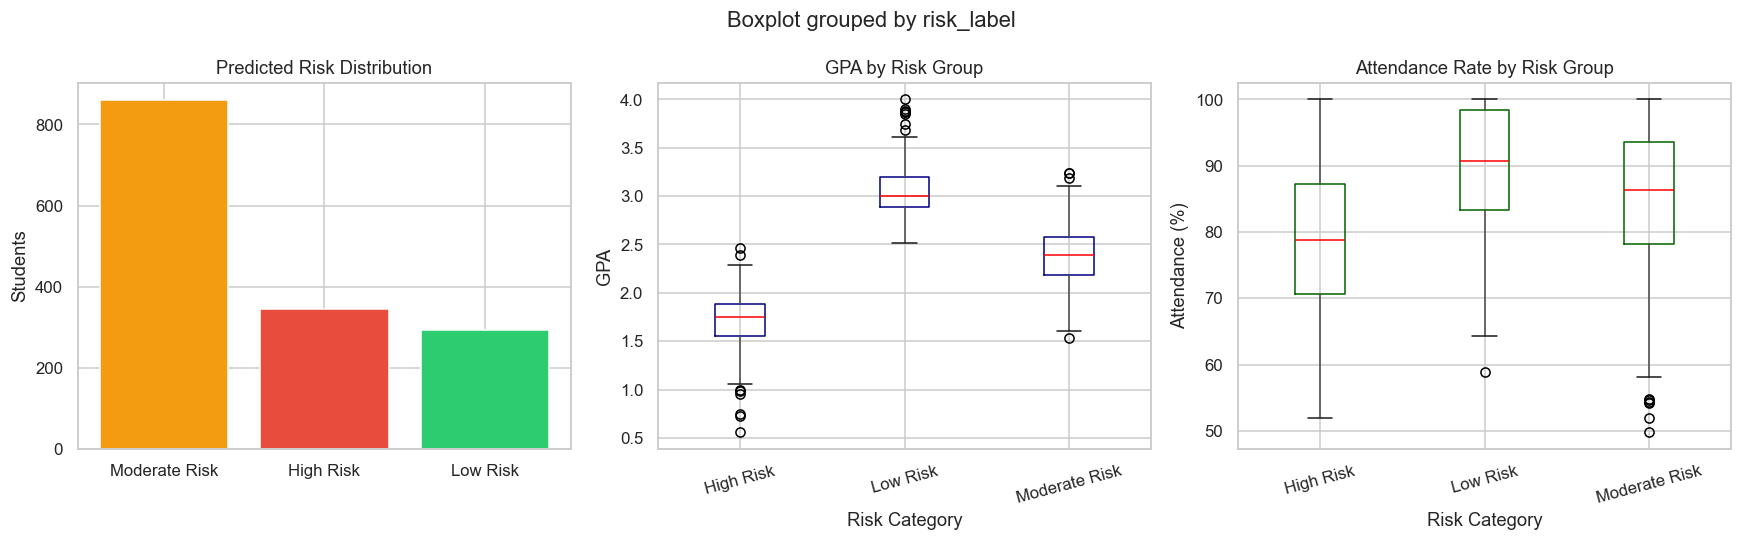
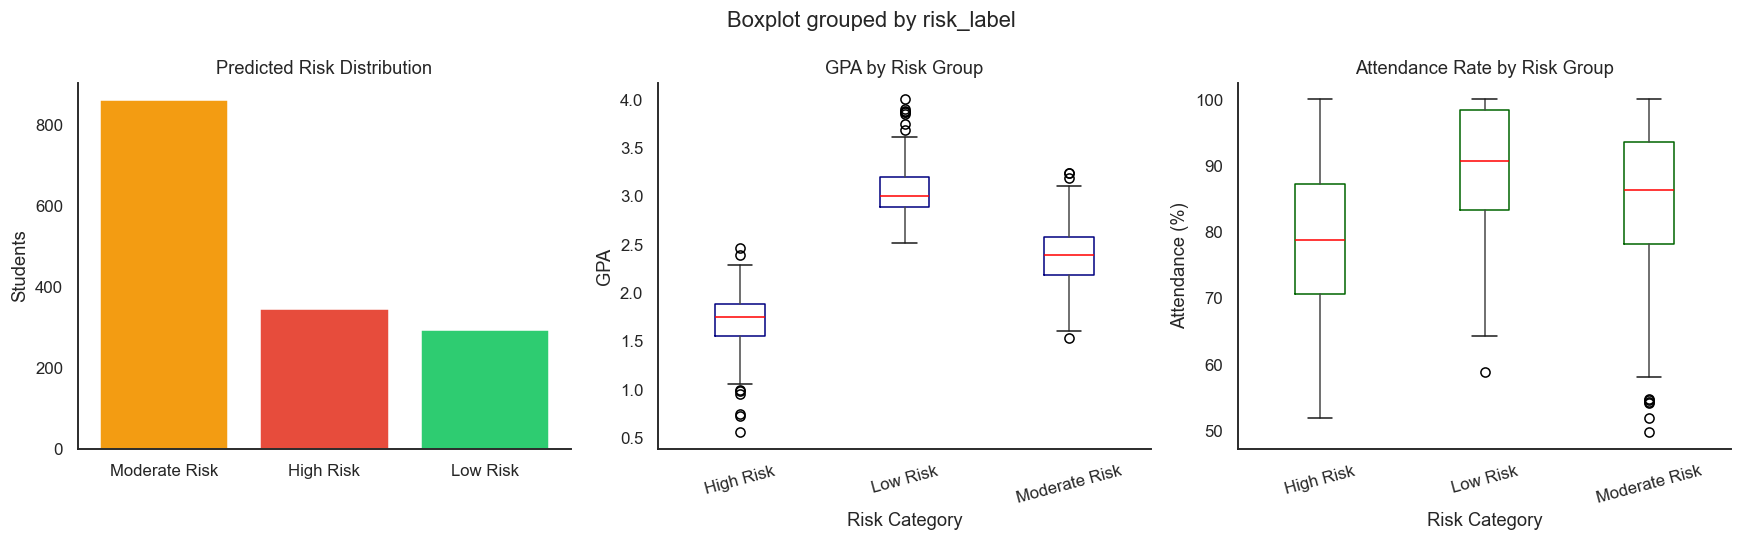
Unified diff of the notebook cell whose output changed from the first chart to the second:
--- before
+++ after
@@ -27,4 +27,7 @@
 plt.sca(axes[2]); plt.xticks(rotation=15)
 
+for ax in axes.flat:
+    ax.grid(False)
+    sns.despine(ax=ax)
 plt.tight_layout(); plt.show()
 

Commit: Implement feature X to enhance user experience and fix bug Y in module Z